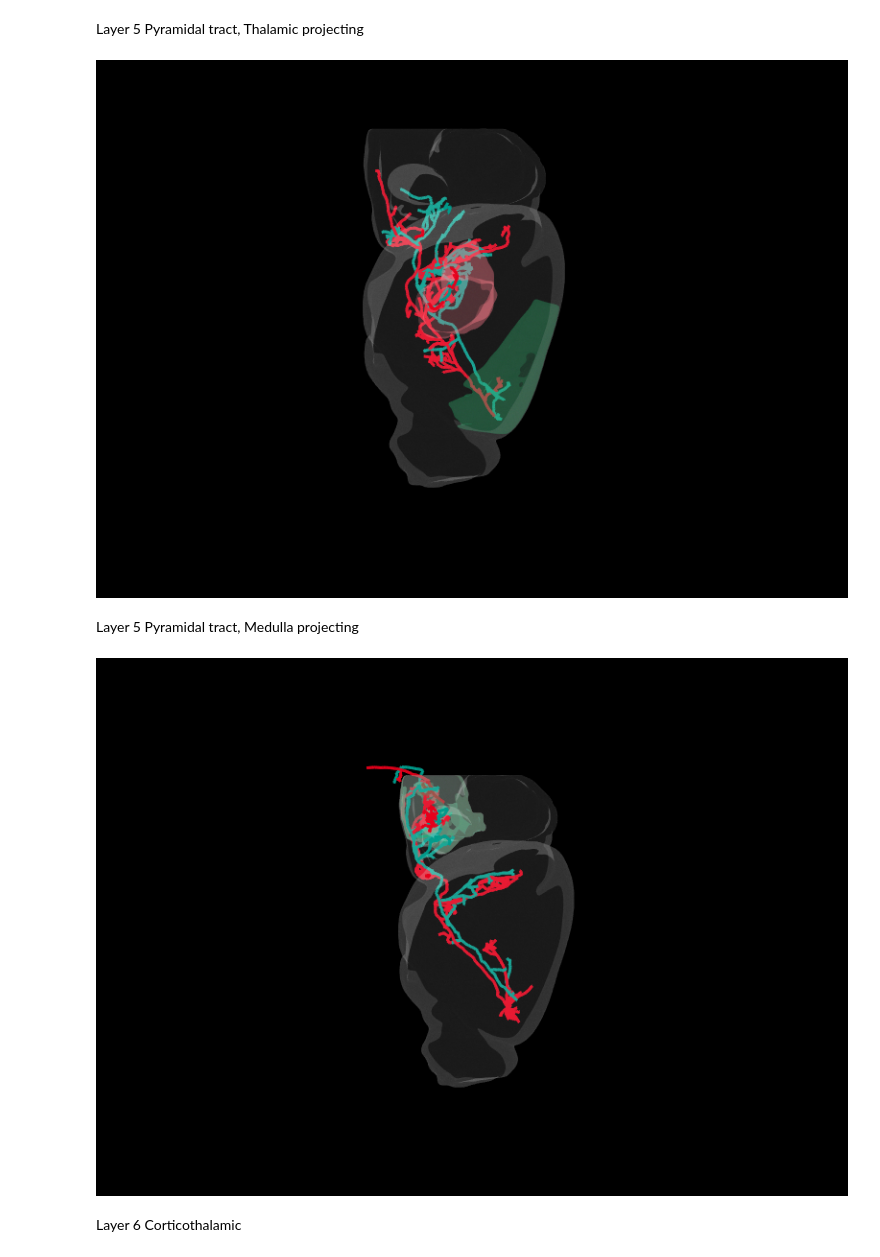
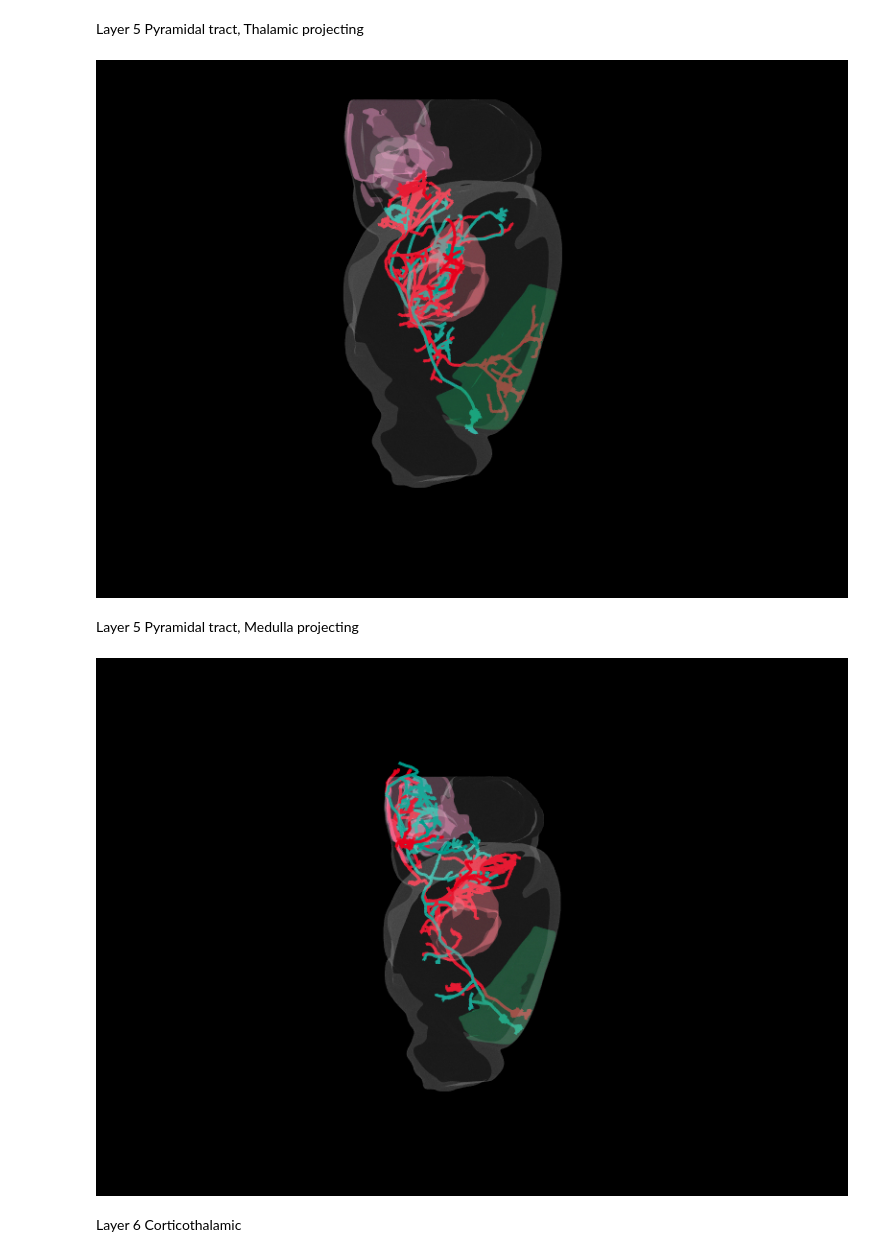
Before and after one commit to morphonets/SNT, a Jupyter notebook: notebooks/4_persistence_landscape.ipynb, the cells around one changed output. Cells and saved outputs as stored; diff of their text form; code cells hidden in the pictures.

```diff
--- a/notebooks/4_persistence_landscape.ipynb
+++ b/notebooks/4_persistence_landscape.ipynb
@@ -176,8 +165,8 @@ hcluster(distance_matrix, all_labels)
 # %% [markdown]
 Lets plot a pair of neighboring cells in each clustered cell-type
 # %%
-compare = [['AA0181', 'AA0115'], ['AA0133', 'AA0012'], ['AA0784', 'AA0278']]
-viewers = get_group_viewers(compare)
+compare = [['AA0245', 'AA0122'], ['AA0788', 'AA0180'], ['AA0101', 'AA0039']]
+groups = get_group_trees(compare)
 
 # We can also retrieve meshes of the relevant Allen CCF compartments
 somatomotor_mesh = AllenUtils.getCompartment("Somatomotor areas").getMesh()
@@ -186,28 +175,38 @@ medulla_mesh = AllenUtils.getCompartment("Medulla").getMesh()
 # %% [markdown]
 Layer 5 Pyramidal tract, Thalamic projecting
 # %%
-viewers[0].add(ij.py.to_java([somatomotor_mesh, thalamus_mesh]))
-viewers[0].show()
+v = Viewer3D()
+v.loadRefBrain('mouse')
+v.setViewMode('sagittal')
+v.add(ij.py.to_java([somatomotor_mesh, thalamus_mesh, medulla_mesh]))
+v.addTrees(ij.py.to_java(groups[0]), True)
+v.colorCode(ij.py.to_java([t.getLabel() for t in groups[0]]), 'length', ColorTables.ICE)
+v.updateView()
+v.show()
 
 # To embed the snapshot in this notebook
 from IPython.display import Image, display
 snapshot_path = os.getcwd() + '/images/group0exemplars.png'
-viewers[0].saveSnapshot(snapshot_path)
+v.saveSnapshot(snapshot_path)
 display(Image(filename=snapshot_path))
+
+v.removeAllTrees()
 # %% [output]
-[figure, old version]
+[figure, new version]
 # %% [markdown]
 Layer 5 Pyramidal tract, Medulla projecting
 # %%
-viewers[1].add(ij.py.to_java([somatomotor_mesh, medulla_mesh]))
-viewers[1].show()
+v.addTrees(ij.py.to_java(groups[1]), True)
+v.colorCode(ij.py.to_java([t.getLabel() for t in groups[1]]), 'length', ColorTables.ICE)
 
 # To embed the snapshot in this notebook
 snapshot_path = os.getcwd() + '/images/group1exemplars.png'
-viewers[1].saveSnapshot(snapshot_path)
+v.saveSnapshot(snapshot_path)
 display(Image(filename=snapshot_path))
+
+v.removeAllTrees()
 # %% [output]
-[figure, old version]
+[figure, new version]
 # %% [markdown]
 Layer 6 Corticothalamic
 # %%
```
Also changed, not shown: parts of 14 cells of this notebook.
